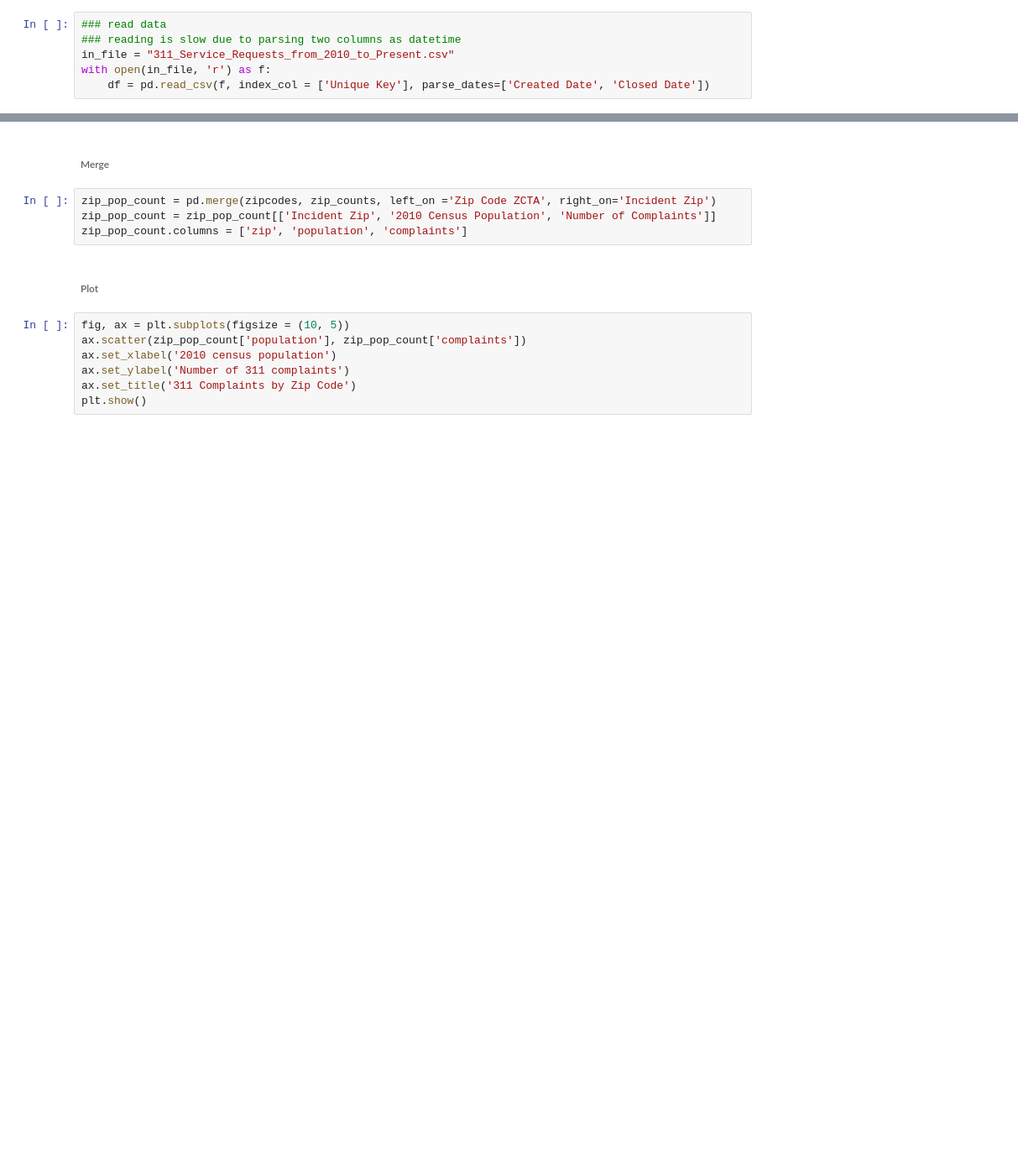
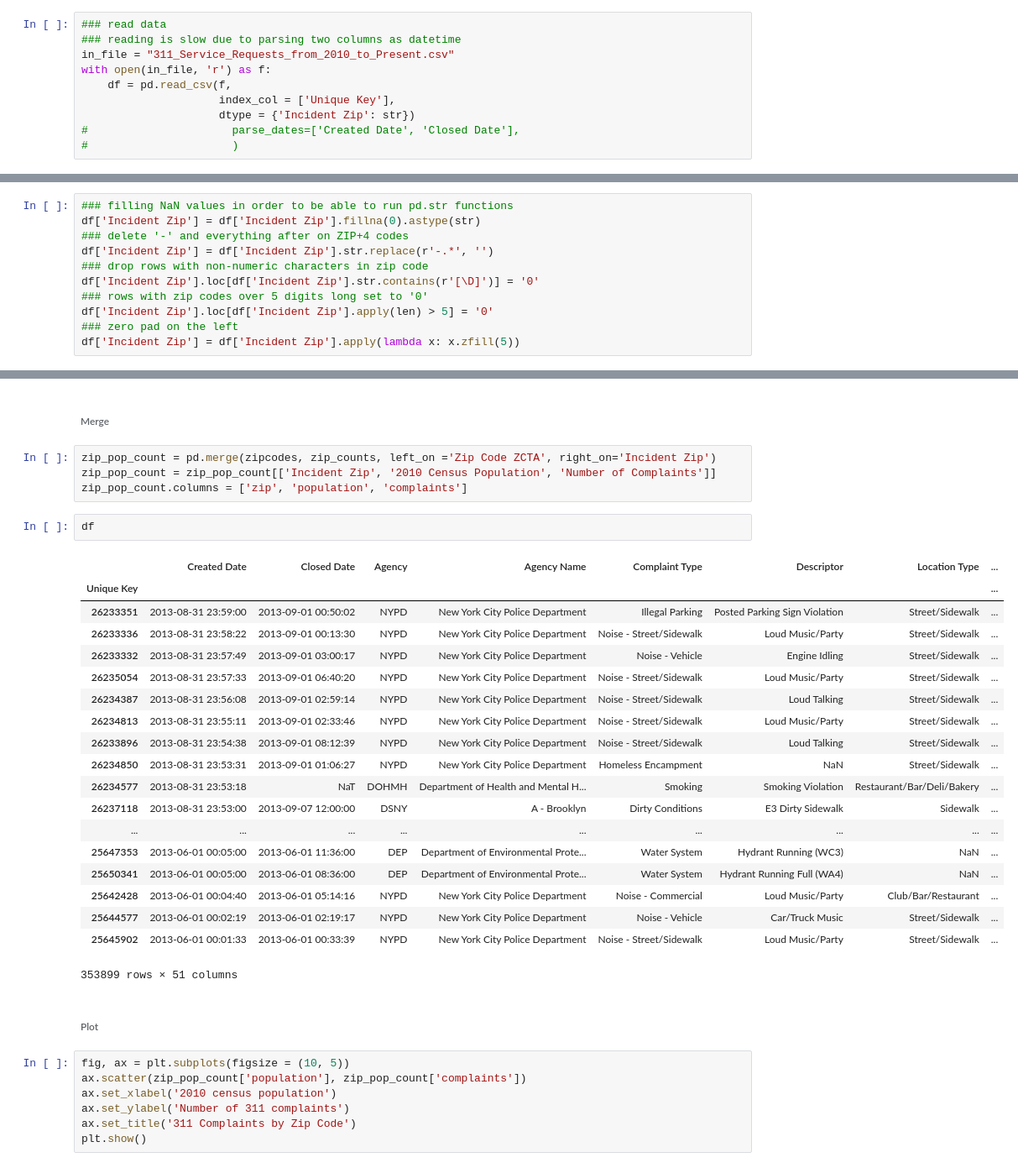
Before and after one commit to pvarsh/pr_informatics, a Jupyter notebook: assignment-7/problem_3_2.ipynb, the cells around one changed output, grey strips where cells are left out. Shown at 84% size. Cells and saved outputs as stored; diff of their text form; blank space fills up the shorter version.

```diff
--- a/assignment-7/problem_3_2.ipynb
+++ b/assignment-7/problem_3_2.ipynb
@@ -18,4 +18,8 @@ import csv
 ### reading is slow due to parsing two columns as datetime
 in_file = "311_Service_Requests_from_2010_to_Present.csv"
 with open(in_file, 'r') as f:
-    df = pd.read_csv(f, index_col = ['Unique Key'], parse_dates=['Created Date', 'Closed Date'])
+    df = pd.read_csv(f,
+                     index_col = ['Unique Key'],
+                     dtype = {'Incident Zip': str})
+#                      parse_dates=['Created Date', 'Closed Date'],
+#                      )
@@ -44,0 +28,11 @@ Name: Incident Zip, Length: 611, dtype: int64
+# %%
+### filling NaN values in order to be able to run pd.str functions
+df['Incident Zip'] = df['Incident Zip'].fillna(0).astype(str)
+### delete '-' and everything after on ZIP+4 codes
+df['Incident Zip'] = df['Incident Zip'].str.replace(r'-.*', '')
+### drop rows with non-numeric characters in zip code
+df['Incident Zip'].loc[df['Incident Zip'].str.contains(r'[\D]')] = '0'
+### rows with zip codes over 5 digits long set to '0'
+df['Incident Zip'].loc[df['Incident Zip'].apply(len) > 5] = '0'
+### zero pad on the left
+df['Incident Zip'] = df['Incident Zip'].apply(lambda x: x.zfill(5))
@@ -84,6 +154,28 @@ zip_counts['Incident Zip'] = zip_counts['Incident Zip'].apply(lambda x: x.zfill(
 zip_pop_count = pd.merge(zipcodes, zip_counts, left_on ='Zip Code ZCTA', right_on='Incident Zip')
 zip_pop_count = zip_pop_count[['Incident Zip', '2010 Census Population', 'Number of Complaints']]
 zip_pop_count.columns = ['zip', 'population', 'complaints']
+# %%
+df
+# %% [output]
+|  | Created Date | Closed Date | Agency | Agency Name | Complaint Type | Descriptor | Location Type | ... |
+| Unique Key |  |  |  |  |  |  |  | ... |
+| 26233351 | 2013-08-31 23:59:00 | 2013-09-01 00:50:02 | NYPD | New York City Police Department | Illegal Parking | Posted Parking Sign Violation | Street/Sidewalk | ... |
+| 26233336 | 2013-08-31 23:58:22 | 2013-09-01 00:13:30 | NYPD | New York City Police Department | Noise - Street/Sidewalk | Loud Music/Party | Street/Sidewalk | ... |
+| 26233332 | 2013-08-31 23:57:49 | 2013-09-01 03:00:17 | NYPD | New York City Police Department | Noise - Vehicle | Engine Idling | Street/Sidewalk | ... |
+| 26235054 | 2013-08-31 23:57:33 | 2013-09-01 06:40:20 | NYPD | New York City Police Department | Noise - Street/Sidewalk | Loud Music/Party | Street/Sidewalk | ... |
+| 26234387 | 2013-08-31 23:56:08 | 2013-09-01 02:59:14 | NYPD | New York City Police Department | Noise - Street/Sidewalk | Loud Talking | Street/Sidewalk | ... |
+| 26234813 | 2013-08-31 23:55:11 | 2013-09-01 02:33:46 | NYPD | New York City Police Department | Noise - Street/Sidewalk | Loud Music/Party | Street/Sidewalk | ... |
+| 26233896 | 2013-08-31 23:54:38 | 2013-09-01 08:12:39 | NYPD | New York City Police Department | Noise - Street/Sidewalk | Loud Talking | Street/Sidewalk | ... |
+| 26234850 | 2013-08-31 23:53:31 | 2013-09-01 01:06:27 | NYPD | New York City Police Department | Homeless Encampment | NaN | Street/Sidewalk | ... |
+| 26234577 | 2013-08-31 23:53:18 | NaT | DOHMH | Department of Health and Mental H... | Smoking | Smoking Violation | Restaurant/Bar/Deli/Bakery | ... |
+| 26237118 | 2013-08-31 23:53:00 | 2013-09-07 12:00:00 | DSNY | A - Brooklyn | Dirty Conditions | E3 Dirty Sidewalk | Sidewalk | ... |
+| ... | ... | ... | ... | ... | ... | ... | ... | ... |
+| 25647353 | 2013-06-01 00:05:00 | 2013-06-01 11:36:00 | DEP | Department of Environmental Prote... | Water System | Hydrant Running (WC3) | NaN | ... |
+| 25650341 | 2013-06-01 00:05:00 | 2013-06-01 08:36:00 | DEP | Department of Environmental Prote... | Water System | Hydrant Running Full (WA4) | NaN | ... |
+| 25642428 | 2013-06-01 00:04:40 | 2013-06-01 05:14:16 | NYPD | New York City Police Department | Noise - Commercial | Loud Music/Party | Club/Bar/Restaurant | ... |
+| 25644577 | 2013-06-01 00:02:19 | 2013-06-01 02:19:17 | NYPD | New York City Police Department | Noise - Vehicle | Car/Truck Music | Street/Sidewalk | ... |
+| 25645902 | 2013-06-01 00:01:33 | 2013-06-01 00:33:39 | NYPD | New York City Police Department | Noise - Street/Sidewalk | Loud Music/Party | Street/Sidewalk | ... |
+353899 rows × 51 columns
 # %% [markdown]
 ###### Plot
 # %%
```
Also changed, not shown: parts of 14 cells of this notebook.
